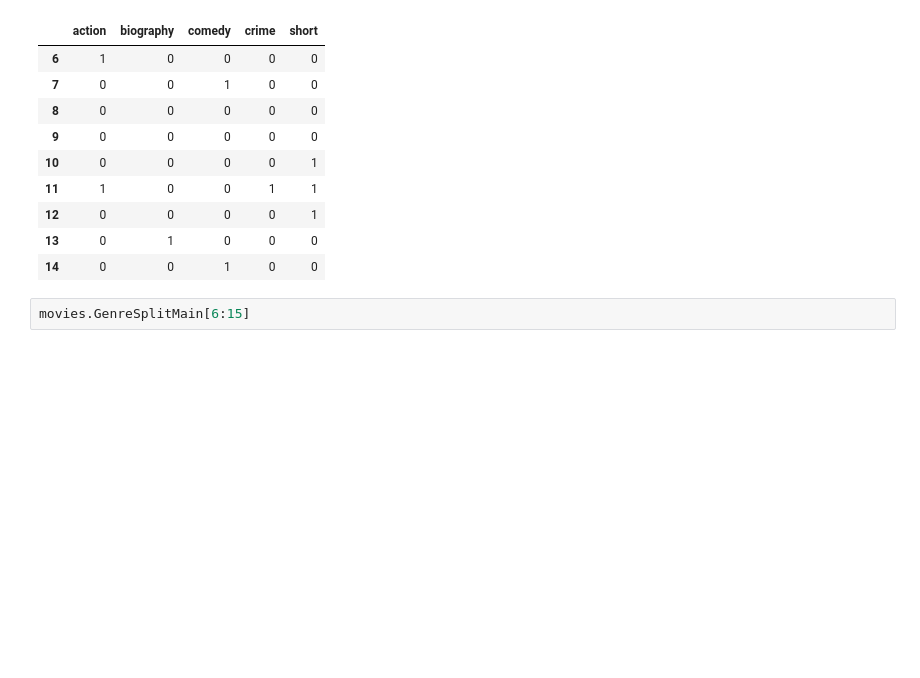
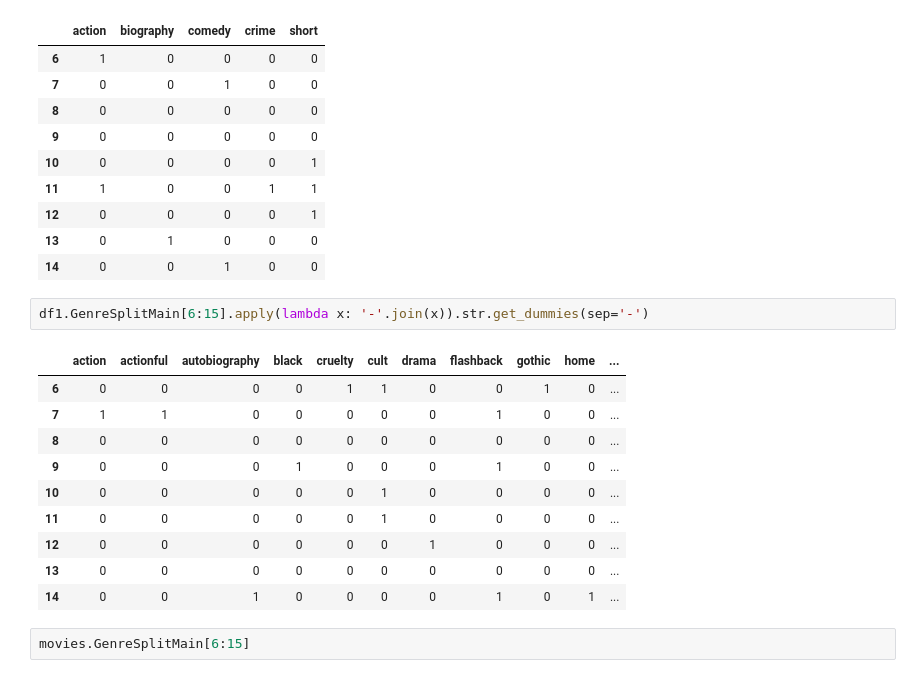
Before and after one commit to AlbertNegura/CATS, a Jupyter notebook: CATS-Main.ipynb, the cells around one changed output. Saved outputs shown, nothing was run; the diff lists cells and outputs as text; blank space fills up the shorter version.

```diff
--- a/CATS-Main.ipynb
+++ b/CATS-Main.ipynb
@@ -885,6 +1073,19 @@ movies.GenreSplitMain[6:15].apply(lambda x: '-'.join(x)).str.get_dummies(sep='-'
 | 12 | 0 | 0 | 0 | 0 | 1 |
 | 13 | 0 | 1 | 0 | 0 | 0 |
 | 14 | 0 | 0 | 1 | 0 | 0 |
+# %%
+df1.GenreSplitMain[6:15].apply(lambda x: '-'.join(x)).str.get_dummies(sep='-')
+# %% [output]
+|  | action | actionful | autobiography | black | cruelty | cult | drama | flashback | gothic | home | ... |
+| 6 | 0 | 0 | 0 | 0 | 1 | 1 | 0 | 0 | 1 | 0 | ... |
+| 7 | 1 | 1 | 0 | 0 | 0 | 0 | 0 | 1 | 0 | 0 | ... |
+| 8 | 0 | 0 | 0 | 0 | 0 | 0 | 0 | 0 | 0 | 0 | ... |
+| 9 | 0 | 0 | 0 | 1 | 0 | 0 | 0 | 1 | 0 | 0 | ... |
+| 10 | 0 | 0 | 0 | 0 | 0 | 1 | 0 | 0 | 0 | 0 | ... |
+| 11 | 0 | 0 | 0 | 0 | 0 | 1 | 0 | 0 | 0 | 0 | ... |
+| 12 | 0 | 0 | 0 | 0 | 0 | 0 | 1 | 0 | 0 | 0 | ... |
+| 13 | 0 | 0 | 0 | 0 | 0 | 0 | 0 | 0 | 0 | 0 | ... |
+| 14 | 0 | 0 | 1 | 0 | 0 | 0 | 0 | 1 | 0 | 1 | ... |
 # %%
 movies.GenreSplitMain[6:15]
 # %% [output]
```
Also changed, not shown: parts of 34 cells of this notebook.
